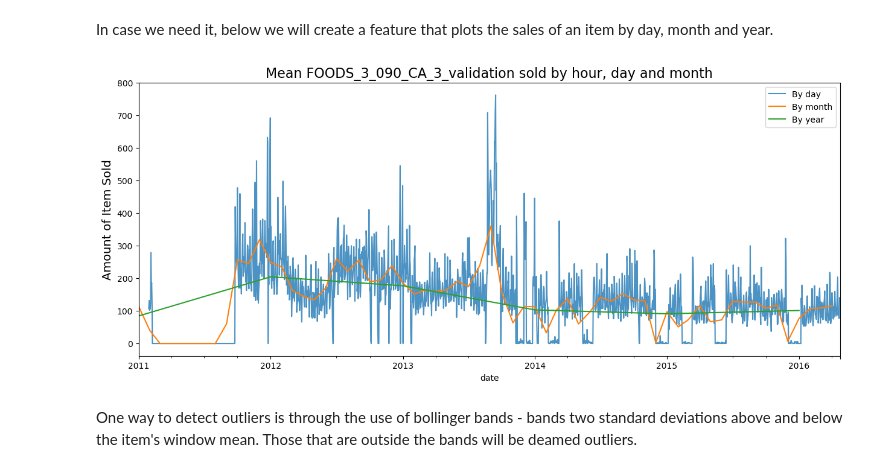
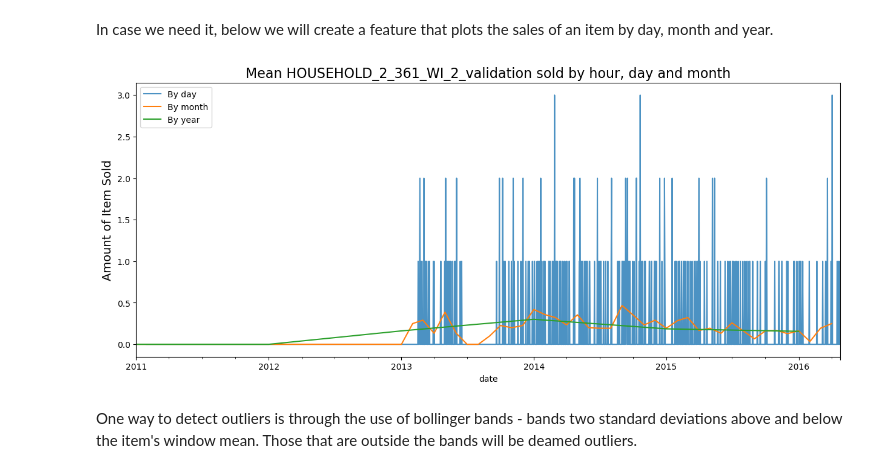
Before and after one commit to Luke-Gray/M5-Accuracy, a Jupyter notebook: M5 Visualizing Strength and Volatility.ipynb, the cells around one changed output. Drawn from its saved outputs; the diff is of its cells as text; code cells hidden in the pictures.

```diff
--- a/M5 Visualizing Strength and Volatility.ipynb
+++ b/M5 Visualizing Strength and Volatility.ipynb
@@ -18,10 +18,6 @@ pd.set_option('display.max_columns', 100)
 pd.set_option('display.max_rows', 400)
 # %% [markdown]
 In this notebook, we wil be visualizing some of the volatility and strength properties of items and categories using quantitative analysis techniques. This will help us detect outliers and feature engineer based on strength of trend, volatility, and otherwise.
-# %%
-cal = pd.read_csv('calendar.csv', parse_dates = ['date'])
-sales = pd.read_csv('sales_train_validation.csv')
-prices = pd.read_csv('sell_prices.csv')
 # %%
 ca = pd.read_pickle('ca.pkl')
 tx = pd.read_pickle('tx.pkl')
@@ -73,10 +69,10 @@ def plot_item(item_id):
     item_df[['date', item_id]].set_index('date').resample('Y').mean()[item_id].plot(ax=axes, label='By year', alpha=1).set_ylabel('Amount of Item Sold', fontsize=14);
     axes.set_title('Mean '+str(item_id)+ ' sold by hour, day and month', fontsize=16);
     axes.legend()
-# %%
-plot_item(item)
-# %% [output]
-[figure, removed]
+# %%
+plot_item(sales['id'].sample().iloc[0])
+# %% [output]
+[figure, added]
 # %% [markdown]
 One way to detect outliers is through the use of bollinger bands - bands two standard deviations above and below the item's window mean. Those that are outside the bands will be deamed outliers.
 # %%
```
Also changed, not shown: parts of 51 cells of this notebook, 1 other file.
